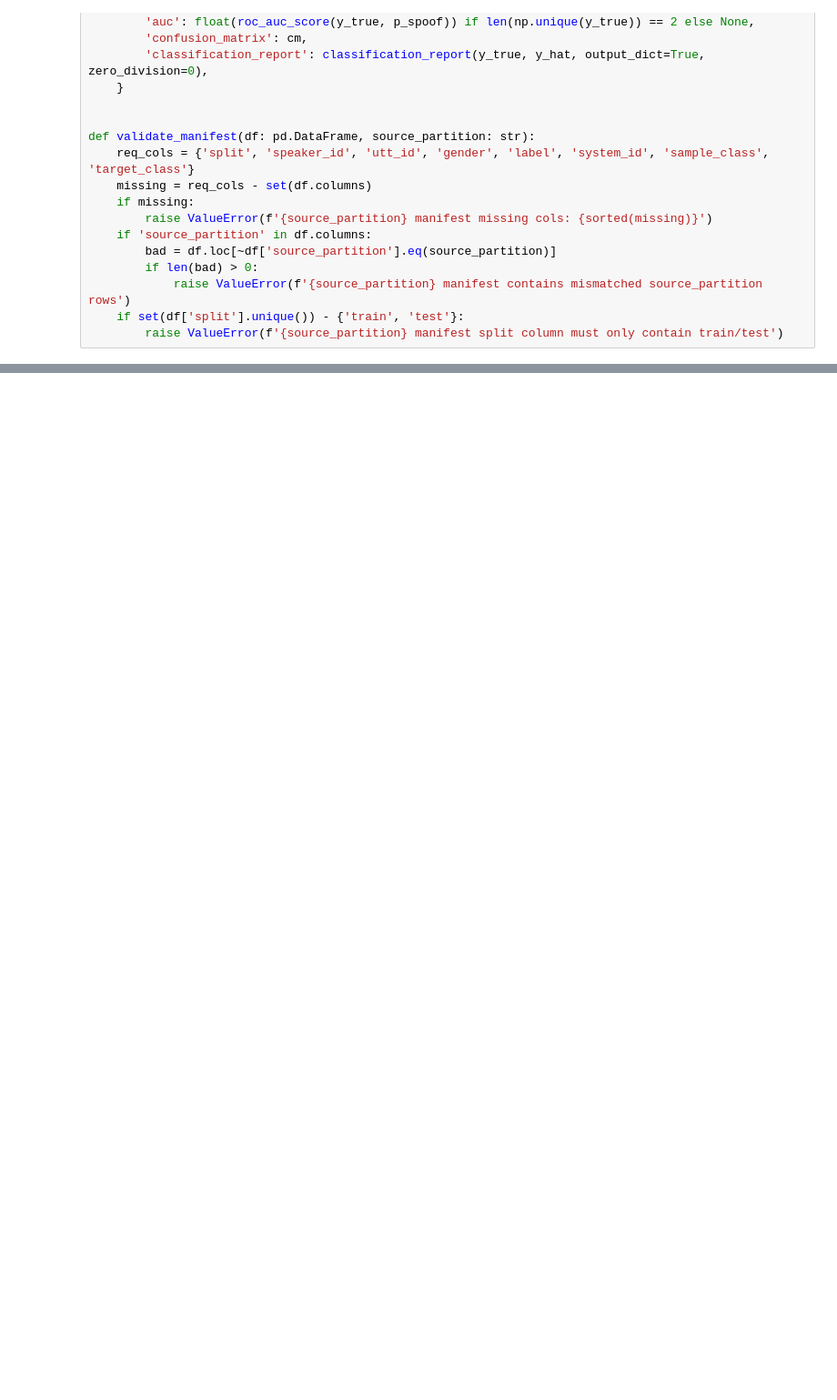
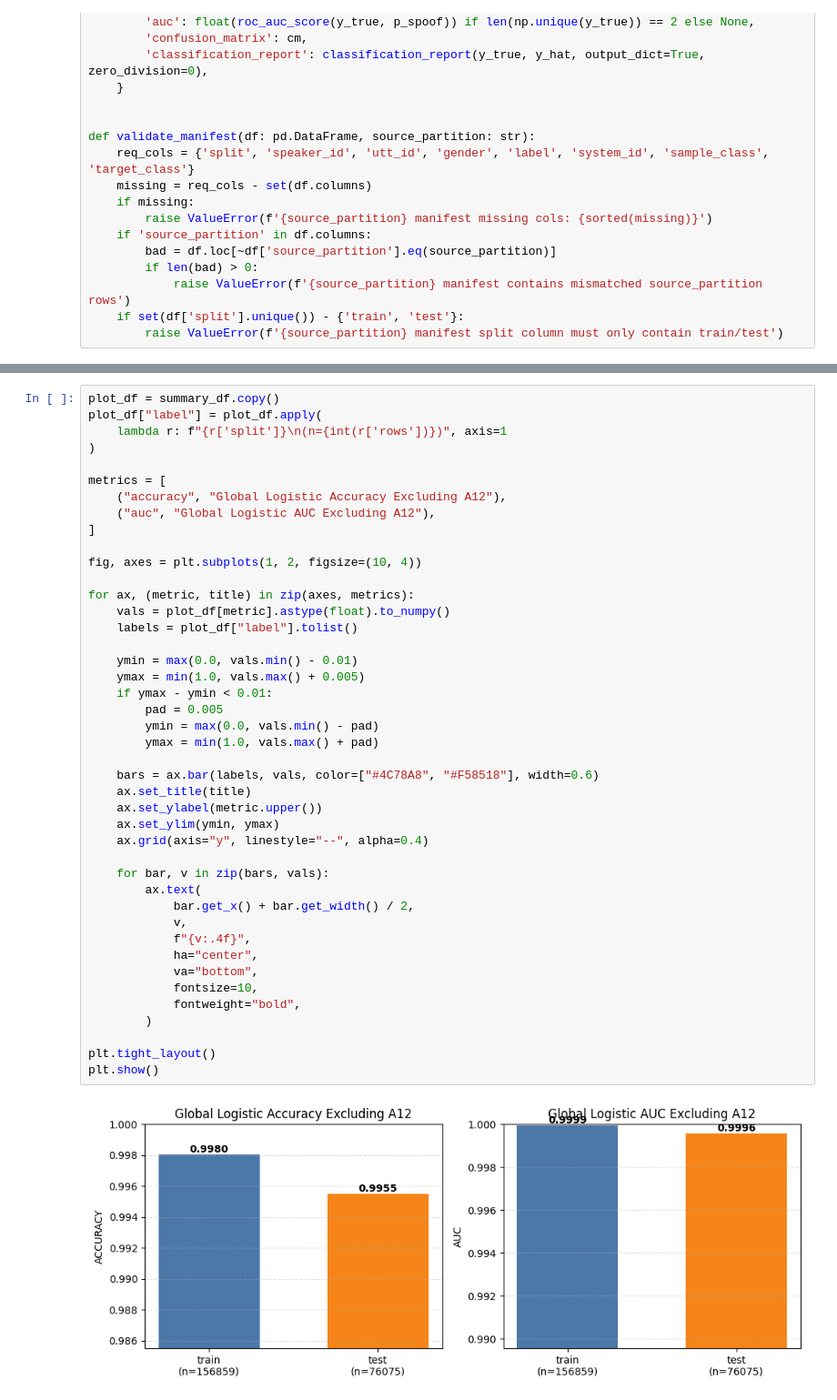
Before and after one commit to yoav1870/BioVoice, a Jupyter notebook: redimnet/logistic_regression/asvspoof5/train_dev_16_systems/train_logistic_asvspoof5_global_excluding_a12.ipynb, the cells around one changed output, grey strips where cells are left out. Shown at 91% size. Cells and saved outputs as stored; diff of their text form; blank space fills up the shorter version.

```diff
--- a/redimnet/logistic_regression/asvspoof5/train_dev_16_systems/train_logistic_asvspoof5_global_excluding_a12.ipynb
+++ b/redimnet/logistic_regression/asvspoof5/train_dev_16_systems/train_logistic_asvspoof5_global_excluding_a12.ipynb
@@ -320,0 +375,45 @@ plt.show()
+# %%
+plot_df = summary_df.copy()
+plot_df["label"] = plot_df.apply(
+    lambda r: f"{r['split']}\n(n={int(r['rows'])})", axis=1
+)
+
+metrics = [
+    ("accuracy", "Global Logistic Accuracy Excluding A12"),
+    ("auc", "Global Logistic AUC Excluding A12"),
+]
+
+fig, axes = plt.subplots(1, 2, figsize=(10, 4))
+
+for ax, (metric, title) in zip(axes, metrics):
+    vals = plot_df[metric].astype(float).to_numpy()
+    labels = plot_df["label"].tolist()
+
+    ymin = max(0.0, vals.min() - 0.01)
+    ymax = min(1.0, vals.max() + 0.005)
+    if ymax - ymin < 0.01:
+        pad = 0.005
+        ymin = max(0.0, vals.min() - pad)
+        ymax = min(1.0, vals.max() + pad)
+
+    bars = ax.bar(labels, vals, color=["#4C78A8", "#F58518"], width=0.6)
+    ax.set_title(title)
+    ax.set_ylabel(metric.upper())
+    ax.set_ylim(ymin, ymax)
+    ax.grid(axis="y", linestyle="--", alpha=0.4)
+
+    for bar, v in zip(bars, vals):
+        ax.text(
+            bar.get_x() + bar.get_width() / 2,
+            v,
+            f"{v:.4f}",
+            ha="center",
+            va="bottom",
+            fontsize=10,
+            fontweight="bold",
+        )
+
+plt.tight_layout()
+plt.show()
+# %% [output]
+[figure, added]
```
Also changed, not shown: parts of 5 cells of this notebook.
